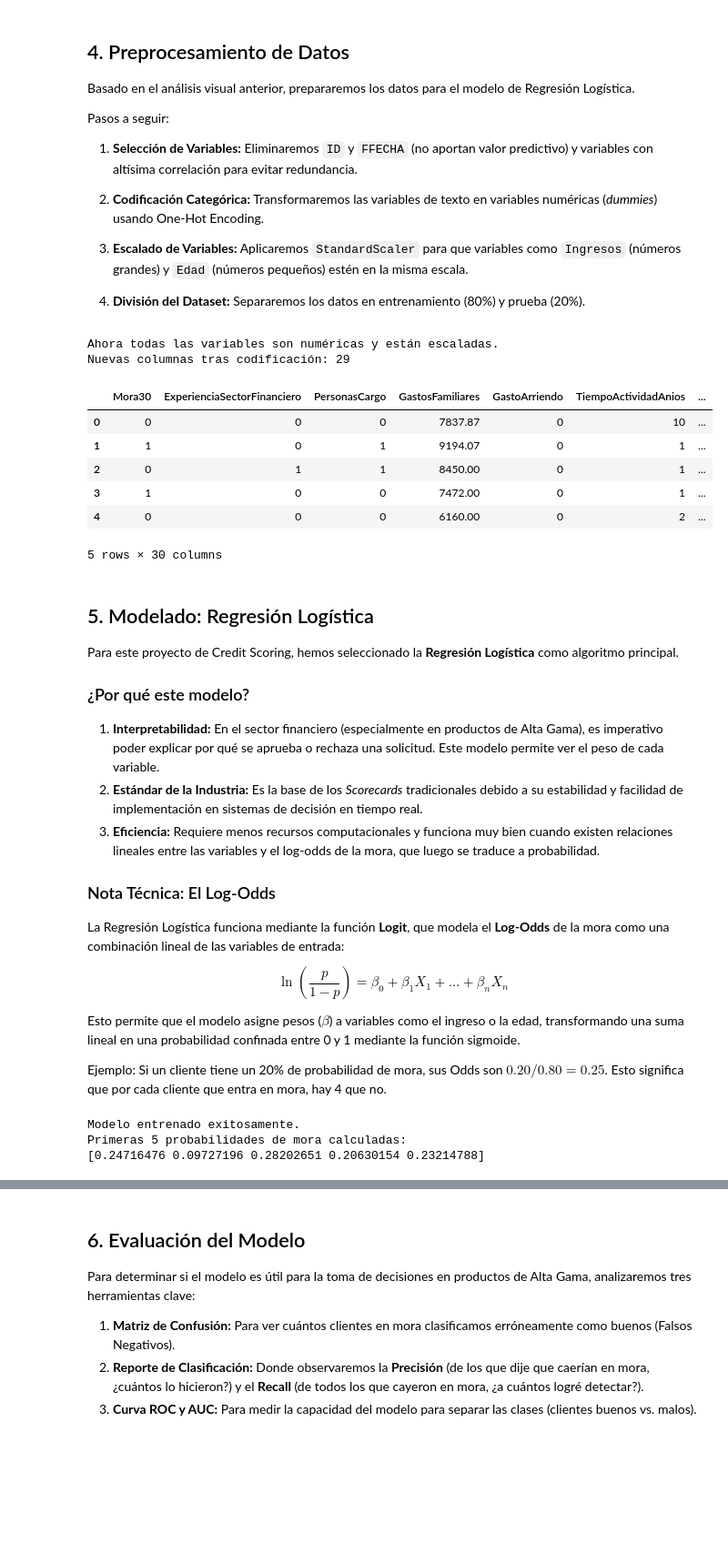
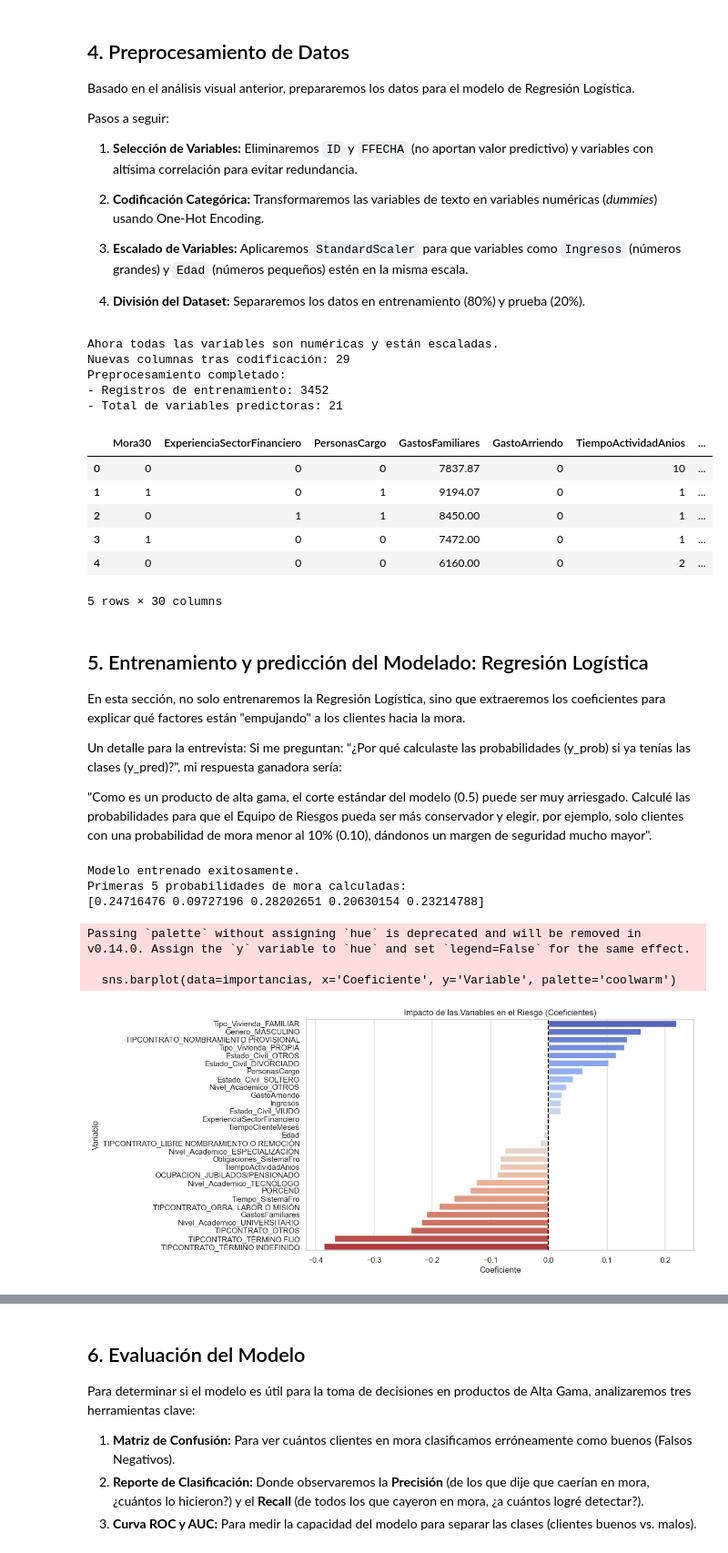
Before and after one commit to cmunera07/Prueba_Tuya, a Jupyter notebook: prueba_cientifico_datos.ipynb, the cells around one changed output, grey strips where cells are left out. Shown at 91% size. Saved outputs shown, nothing was run; the diff lists cells and outputs as text; code cells hidden in the pictures; blank space fills up the shorter version.

```diff
--- a/prueba_cientifico_datos.ipynb
+++ b/prueba_cientifico_datos.ipynb
@@ -301,13 +371,14 @@ Pasos a seguir:
 4. **División del Dataset:** Separaremos los datos en entrenamiento (80%) y prueba (20%).
 # %%
 # 1. Selección de variables inicial
+# Eliminamos 'Mora60' por definición de target y 'MoraMax...' para evitar fuga de datos.
+# 'ID' y 'FFECHA' no tienen poder predictivo.
+df_clean = df.drop(['Mora60', 'MoraMax_UltimoSemestre', 'ID', 'FFECHA'], axis=1, errors='ignore')
 
-# Eliminamos lo que no es predictivo o causa fuga de datos
-df_clean = df.drop(['Mora60', 'MoraMax_UltimoSemestre', 'ID', 'FFECHA'], axis=1)
 
 
 # 2. Convertir texto a números (One-Hot Encoding)
-
+# Usamos drop_first=True para evitar la "trampa de la variable ficticia" (multicolinealidad)
 # El comando pd.get_dummies busca columnas categóricas y las convierte en columnas numéricas.
 # Esto transformará columnas como 'Tipo_Empleado' en varias columnas de 0 y 1
 df_final = pd.get_dummies(df_clean, drop_first=True)
@@ -319,6 +390,7 @@ y = df_final['Mora30']
 
 
 # 4. División entrenamiento y prueba (80% training / 20% test)
+# Usamos stratify=y para que el 24.4% de morosos se mantenga igual en ambos sets
 X_train, X_test, y_train, y_test = train_test_split(X, y, test_size=0.2, random_state=42, stratify=y)
 
 
@@ -329,10 +401,16 @@ X_test_scaled = scaler.transform(X_test)
 
 print("Ahora todas las variables son numéricas y están escaladas.")
 print(f"Nuevas columnas tras codificación: {X.shape[1]}")
+print("Preprocesamiento completado:")
+print(f"- Registros de entrenamiento: {X_train_final.shape[0]}")
+print(f"- Total de variables predictoras: {X_train_final.shape[1]}")
 df_final.head()
 # %% [output]
 Ahora todas las variables son numéricas y están escaladas.
 Nuevas columnas tras codificación: 29
+Preprocesamiento completado:
+- Registros de entrenamiento: 3452
+- Total de variables predictoras: 21
 |  | Mora30 | ExperienciaSectorFinanciero | PersonasCargo | GastosFamiliares | GastoArriendo | TiempoActividadAnios | ... |
 | 0 | 0 | 0 | 0 | 7837.87 | 0 | 10 | ... |
 | 1 | 1 | 0 | 1 | 9194.07 | 0 | 1 | ... |
@@ -341,42 +419,55 @@ Nuevas columnas tras codificación: 29
 | 4 | 0 | 0 | 0 | 6160.00 | 0 | 2 | ... |
 5 rows × 30 columns
 # %% [markdown]
-## 5. Modelado: Regresión Logística
+## 5. Entrenamiento y predicción del Modelado: Regresión Logística
 
-Para este proyecto de Credit Scoring, hemos seleccionado la **Regresión Logística** como algoritmo principal.
-
-### ¿Por qué este modelo?
-1. **Interpretabilidad:** En el sector financiero (especialmente en productos de Alta Gama), es imperativo poder explicar por qué se aprueba o rechaza una solicitud. Este modelo permite ver el peso de cada variable.
-2. **Estándar de la Industria:** Es la base de los *Scorecards* tradicionales debido a su estabilidad y facilidad de implementación en sistemas de decisión en tiempo real.
-3. **Eficiencia:** Requiere menos recursos computacionales y funciona muy bien cuando existen relaciones lineales entre las variables y el log-odds de la mora, que luego se traduce a probabilidad.
+En esta sección, no solo entrenaremos la Regresión Logística, sino que extraeremos los coeficientes para explicar qué factores están "empujando" a los clientes hacia la mora.
 
 
 
 
-### Nota Técnica: El Log-Odds
-La Regresión Logística funciona mediante la función **Logit**, que modela el **Log-Odds** de la mora como una combinación lineal de las variables de entrada:
+Un detalle para la entrevista:
+Si me preguntan: "¿Por qué calculaste las probabilidades (y_prob) si ya tenías las clases (y_pred)?", mi respuesta ganadora sería:
 
-$$\ln\left(\frac{p}{1-p}\right) = \beta_0 + \beta_1X_1 + \dots + \beta_nX_n$$
-
-Esto permite que el modelo asigne pesos ($\beta$) a variables como el ingreso o la edad, transformando una suma lineal en una probabilidad confinada entre 0 y 1 mediante la función sigmoide.
-
-Ejemplo: Si un cliente tiene un 20% de probabilidad de mora, sus Odds son $0.20 / 0.80 = 0.25$. Esto significa que por cada cliente que entra en mora, hay 4 que no.
+"Como es un producto de alta gama, el corte estándar del modelo (0.5) puede ser muy arriesgado. Calculé las probabilidades para que el Equipo de Riesgos pueda ser más conservador y elegir, por ejemplo, solo clientes con una probabilidad de mora menor al 10% (0.10), dándonos un margen de seguridad mucho mayor".
 # %%
 # 1. Entrenar el modelo
-# Usamos random_state para que los resultados sean replicables
+# Usamos random_state para replicabilidad y max_iter para asegurar convergencia
 modelo_riesgo = LogisticRegression(random_state=42, max_iter=1000)
 modelo_riesgo.fit(X_train_scaled, y_train)
 
-# 2. Predicciones de clase (0 o 1)
+# 2. Predicciones de clase (0 o 1) para evaluación técnica
 y_pred = modelo_riesgo.predict(X_test_scaled)
 
 # 3. Predicciones de probabilidad (Score)
 # El 'score' es la probabilidad de que el cliente caiga en Mora30
 y_prob = modelo_riesgo.predict_proba(X_test_scaled)[:, 1]
 
 print("Modelo entrenado exitosamente.")
 print(f"Primeras 5 probabilidades de mora calculadas: \n{y_prob[:5]}")
+
+
+# ==========================================
+# INTERPRETACIÓN: ¿QUÉ APRENDIÓ EL MODELO?
+# ==========================================
+
+# Extraemos los coeficientes para entender el impacto de cada variable
+importancias = pd.DataFrame({
+    'Variable': X.columns,
+    'Coeficiente': modelo_riesgo.coef_[0]
+}).sort_values(by='Coeficiente', ascending=False)
+
+# Visualización rápida para la presentación
+plt.figure(figsize=(10, 6))
+sns.barplot(data=importancias, x='Coeficiente', y='Variable', palette='coolwarm')
+plt.title('Impacto de las Variables en el Riesgo (Coeficientes)')
+plt.axvline(0, color='black', linestyle='--')
+plt.show()
 # %% [output]
 Modelo entrenado exitosamente.
 Primeras 5 probabilidades de mora calculadas:
 [0.24716476 0.09727196 0.28202651 0.20630154 0.23214788]
+Passing `palette` without assigning `hue` is deprecated and will be removed in v0.14.0. Assign the `y` variable to `hue` and set `legend=False` for the same effect.
+
+  sns.barplot(data=importancias, x='Coeficiente', y='Variable', palette='coolwarm')
+[figure, added]
```
Also changed, not shown: parts of 11 cells of this notebook.
